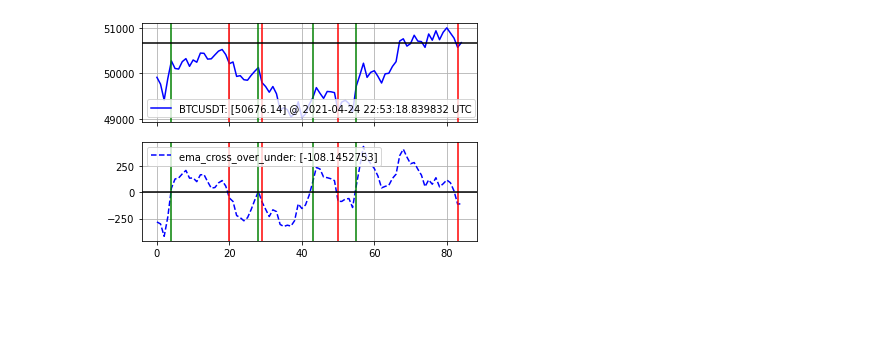
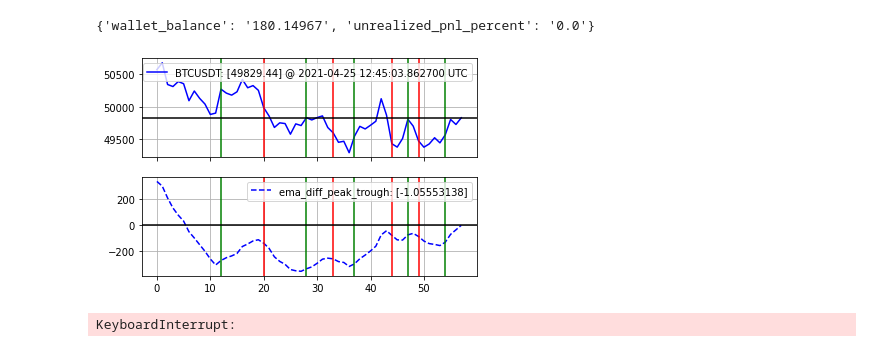
Before and after one commit to s260895/crypto_perpetual_futures_trader, a Jupyter notebook: notebook.ipynb, the cells around one changed output. Cells and saved outputs as stored; diff of their text form; code cells hidden in the pictures; blank space fills up the shorter version.

```diff
--- a/notebook.ipynb
+++ b/notebook.ipynb
@@ -839,24 +845,32 @@ trade = pd.DataFrame([['-','-','-','-','-','-','-','-',starting_paper_balance]],
 paper_trades = paper_trades.append(trade,ignore_index=True)
 
 paper_trades.to_csv('paper_trades.csv')
+# %%
+g_api_key =    "anvJ7IJazOODETZ7lwjQIK5EV4LMk0y9jPa08EXb08RF121ojxWY0PEx68sRR8sq"
+g_secret_key = "dszrFwlWA5YHnh9XzrP0r4IDugeTouNtkNeCOx1YssarDBHPN7IhkIYgDaHx9h8l"
+
+
+exchange = ccxt.binance({
+'apiKey': g_api_key,
+'secret': g_secret_key,
+'enableRateLimit': True,
+'options': {
+'defaultType': 'future',
+},
+'hedgeMode':True
+})
+
+markets = exchange.load_markets()
+
+get_balance(mode='live',exchange=exchange)
+
+# get_strat_price_ti_plot(strat='ema_diff_peak_trough',strat_params={'fast_ema':10,'slow_ema':40},symbol='BTCUSDT',interval='15m',candles=100,exchange=exchange)
+
+# get_strat_performance(strat='ema_cross_over_under',leverage=1,strat_params={'fast_ema':3,'slow_ema':13},interval='15m',symbol='DOGEUSDT',candles=500,exchange=exchange)
+# %% [output]
+{'wallet_balance': '180.14967', 'unrealized_pnl_percent': '0.0'}
 # %%
-g_api_key =    "yvZrfjvPSaICC0XyQjE2wSJxFwwnQuuay6IT4yEXhvrKOl0lINutgLVaMLujWWxe"
-g_secret_key = "TAWFZOhfEkCVAP52XlZAGTXHeKRbWlvX0zBvEoippbhumPvIQnZZGYEo4gr4Xko9"
-
-runner(mode='paper',symbol='BTCUSDT',candles=100,interval='15m',asset='USDT',strat='ema_cross_over_under',strat_params={'fast_ema':3,'slow_ema':13},short_leverage='1',long_leverage ='2',user_api_key=g_api_key,user_secret_key=g_secret_key)
+runner(mode='paper',symbol='BTCUSDT',candles=100,interval='15m',asset='USDT',strat='ema_diff_peak_trough',strat_params={'fast_ema':10,'slow_ema':40},short_leverage='1',long_leverage ='4',user_api_key=g_api_key,user_secret_key=g_secret_key)
+# %% [output]
+[figure, added]
+KeyboardInterrupt:
-# %%
-exchange = ccxt.binance({
-'apiKey': g_api_key,
-'secret': g_secret_key,
-'enableRateLimit': True,
-'options': {
-'defaultType': 'future',
-},
-'hedgeMode':True
-})
-
-markets = exchange.load_markets()
-
-get_strat_price_ti_plot(strat='ema_cross_over_under',strat_params={'fast_ema':3,'slow_ema':13},symbol='BTCUSDT',interval='15m',candles=100,exchange=exchange)
-# %% [output]
-[figure, removed]
```
Also changed, not shown: parts of 4 cells of this notebook, 2 other files.
